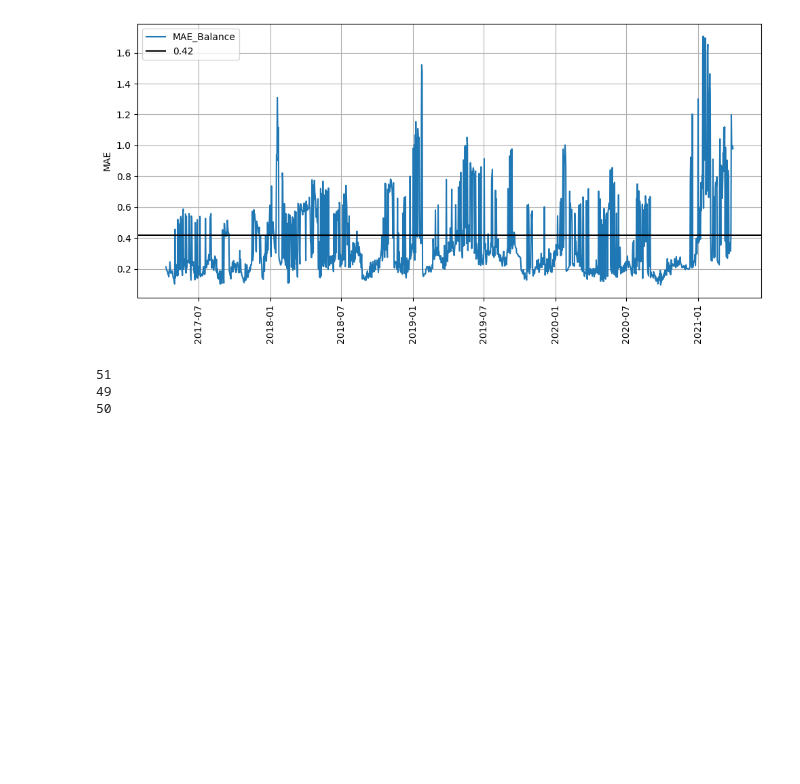
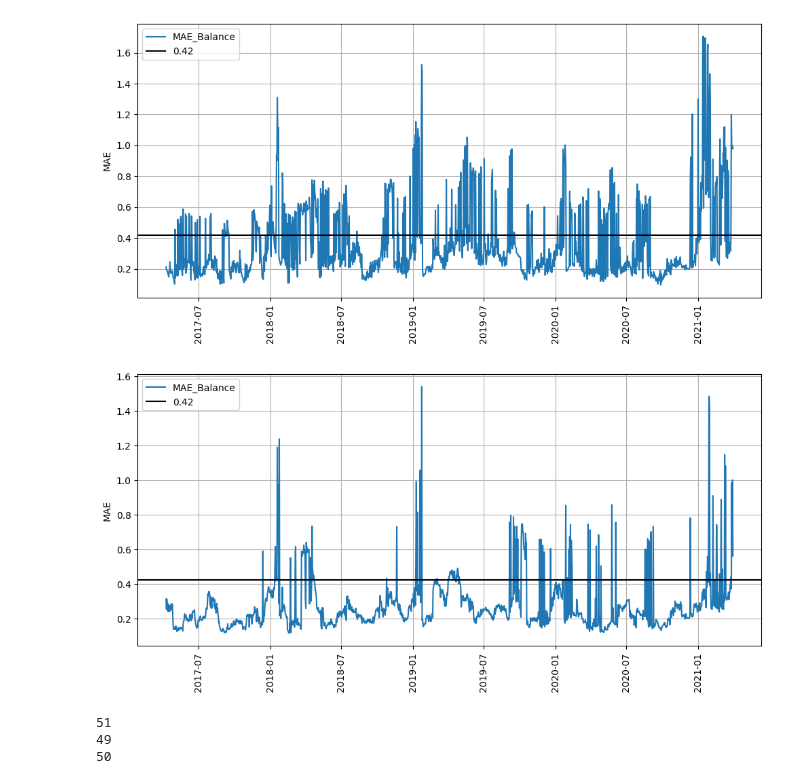
Before and after one commit to Blausher/ts, a Jupyter notebook: project.ipynb, the cells around one changed output. Drawn from its saved outputs; the diff is of its cells as text; code cells hidden in the pictures; blank space fills up the shorter version.

```diff
--- a/project.ipynb
+++ b/project.ipynb
@@ -349,6 +415,10 @@ mr.plot_results(plot_retrain_points=True)
 mr.plot_results(plot_retrain_points=False)
 # %% [output]
 [figure]
+# %%
+mr.plot_results(plot_retrain_points=False)
+# %% [output]
+[figure, added]
 # %%
 mr.df_results.to_excel('res.xlsx', index = False)
 # %%
```
Also changed, not shown: parts of 11 cells of this notebook, 5 other files.
